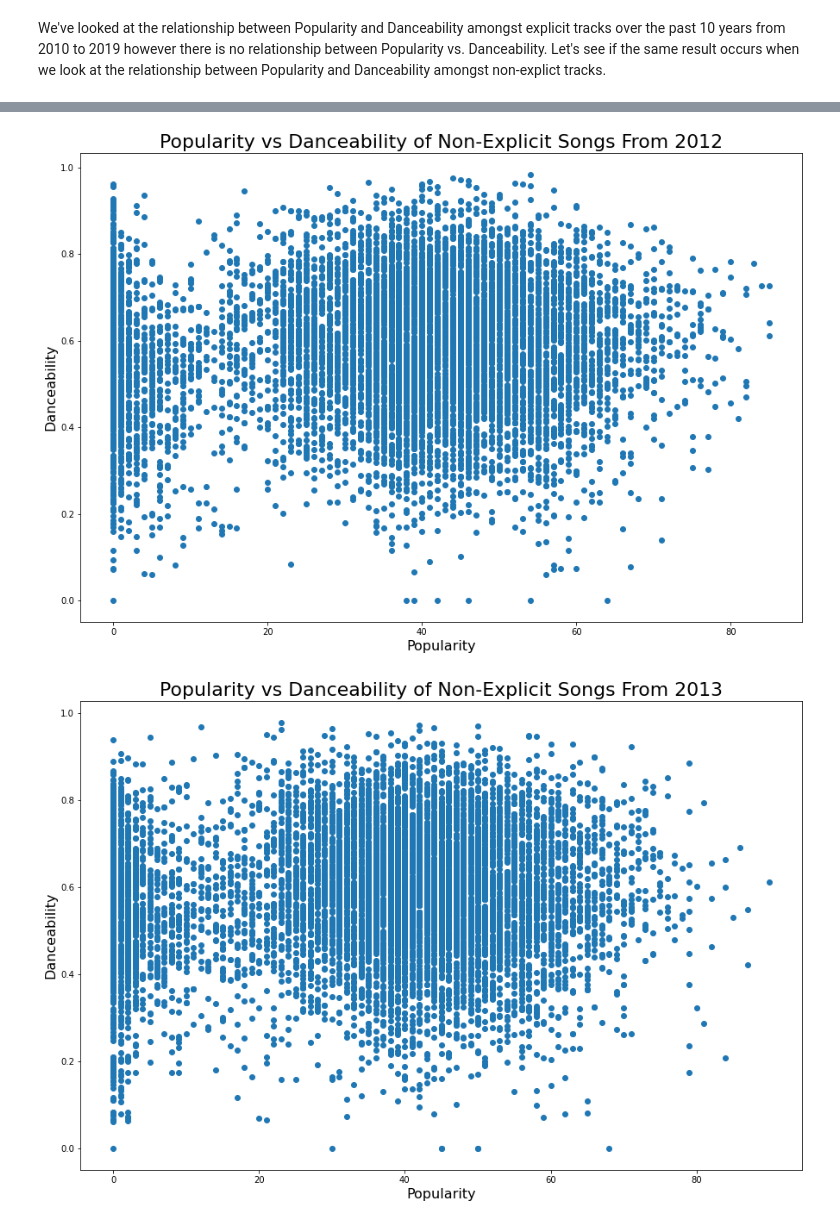
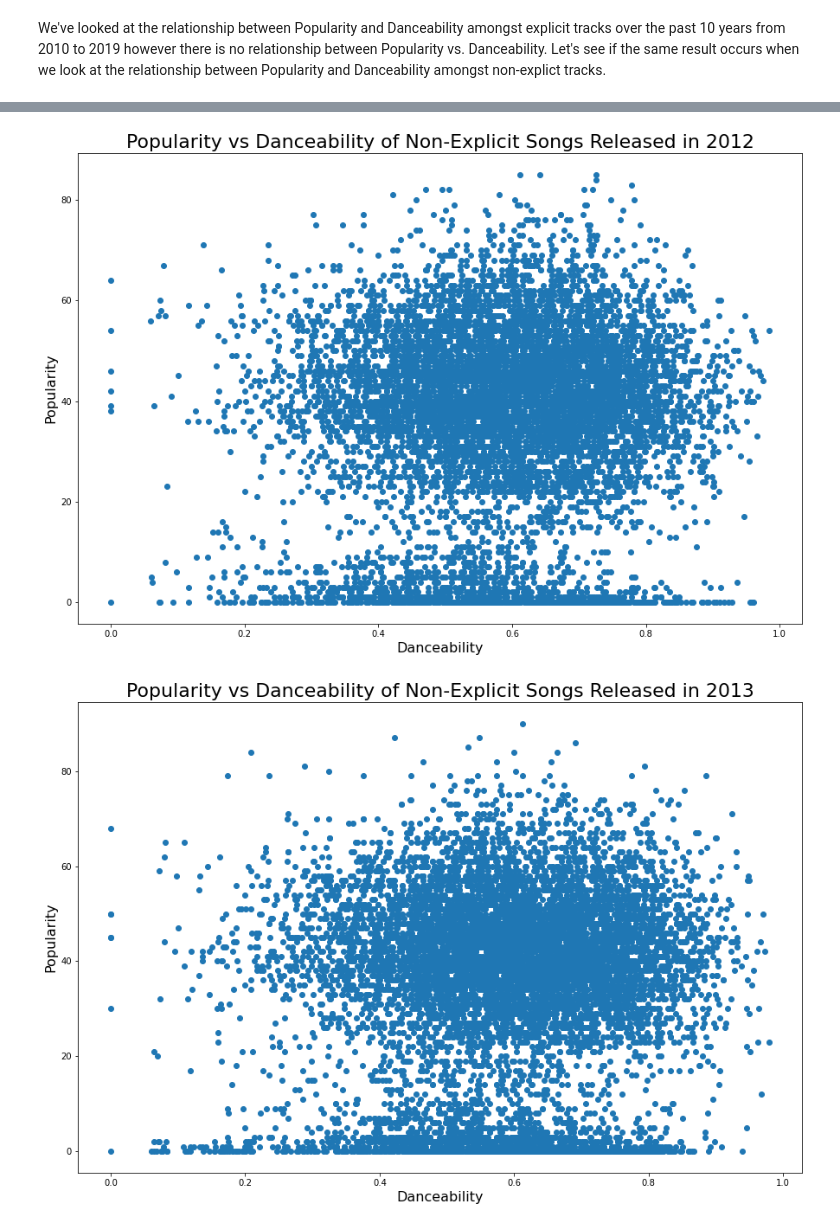
Before and after one commit to afaboro/CMSC320-FinalTutorial, a Jupyter notebook: CMSC320 - Data Science Tutorial.ipynb, the cells around one changed output, grey strips where cells are left out. Saved outputs shown, nothing was run; the diff lists cells and outputs as text; code cells hidden in the pictures.

```diff
--- a/CMSC320 - Data Science Tutorial.ipynb
+++ b/CMSC320 - Data Science Tutorial.ipynb
@@ -159,9 +159,9 @@ years = range(2010, 2019)
 for i in years:
     by_year = tracks_ex[tracks_ex['release_date'] == i]
     fig = plt.figure(figsize=(15, 10))
-    plt.scatter(x = by_year['popularity'], y = by_year['danceability'])
-    plt.ylabel('Danceability', size = 16)
-    plt.xlabel('Popularity', size = 16)
+    plt.scatter(x = by_year['danceability'], y = by_year['popularity'])
+    plt.ylabel('Popularity', size = 16)
+    plt.xlabel('Danceability', size = 16)
     plt.title('Popularity vs Danceability of Explicit Songs From ' + str(i), size = 22)
     by_year = pd.DataFrame()
 # %% [output]
@@ -181,9 +181,9 @@ years = range(2010, 2019)
 for i in years:
     by_year = tracks_ne[tracks_ne['release_date'] == i]
     fig = plt.figure(figsize=(15, 10))
-    plt.scatter(x = by_year['popularity'], y = by_year['danceability'])
-    plt.ylabel('Danceability', size = 16)
-    plt.xlabel('Popularity', size = 16)
-    plt.title('Popularity vs Danceability of Non-Explicit Songs From ' + str(i), size = 22)
+    plt.scatter(x = by_year['danceability'], y = by_year['popularity'])
+    plt.ylabel('Popularity', size = 16)
+    plt.xlabel('Danceability', size = 16)
+    plt.title('Popularity vs Danceability of Non-Explicit Songs Released in ' + str(i), size = 22)
     by_year = pd.DataFrame()
 # %% [output]
@@ -192,2 +192,2 @@ for i in years:
-[figure, old version]
+[figure, new version]
-[figure, old version]
+[figure, new version]
```
Also changed, not shown: parts of 9 cells of this notebook.
